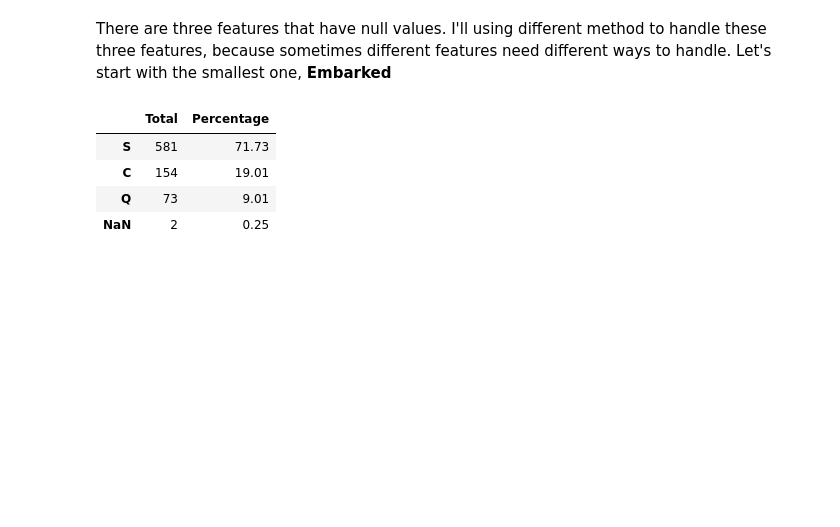
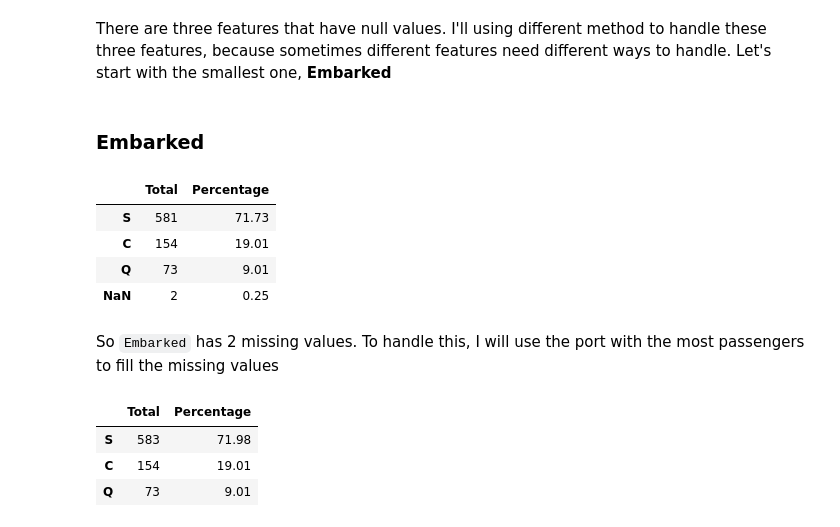
Before and after one commit to hisyam-jaelani/Data-Science-Projects, a Jupyter notebook: from-tragedy-to-insights-titanic.ipynb, the cells around one changed output. Saved outputs shown, nothing was run; the diff lists cells and outputs as text; code cells hidden in the pictures; blank space fills up the shorter version.

```diff
--- a/from-tragedy-to-insights-titanic.ipynb
+++ b/from-tragedy-to-insights-titanic.ipynb
@@ -285,6 +285,8 @@ missing_values(train_df)
 | Fare | 0 | 0.00 |
 # %% [markdown]
 There are three features that have null values. I'll using different method to handle these three features, because sometimes different features need different ways to handle. Let's start with the smallest one, **Embarked**
+# %% [markdown]
+### Embarked
 # %%
 def percent_value_counts(df,feature):
     percent = pd.DataFrame(round(df.loc[:,feature].value_counts(dropna=False, normalize=True)*100,2))
@@ -300,3 +302,5 @@ percent_value_counts(train_df,'Embarked')
 | C | 154 | 19.01 |
 | Q | 73 | 9.01 |
 | NaN | 2 | 0.25 |
+# %% [markdown]
+So `Embarked` has 2 missing values. To handle this, I will use the port with the most passengers to fill the missing values
@@ -302,0 +311,7 @@ percent_value_counts(train_df,'Embarked')
+# %%
+percent_value_counts(train_df,'Embarked')
+# %% [output]
+|  | Total | Percentage |
+| S | 583 | 71.98 |
+| C | 154 | 19.01 |
+| Q | 73 | 9.01 |
```
Also changed, not shown: parts of 11 cells of this notebook.
